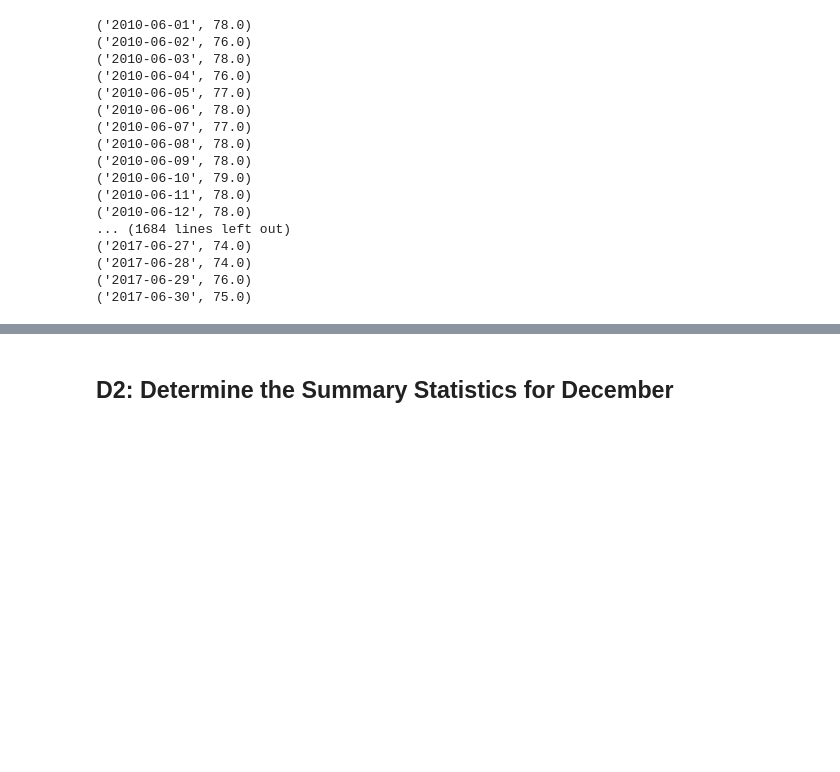
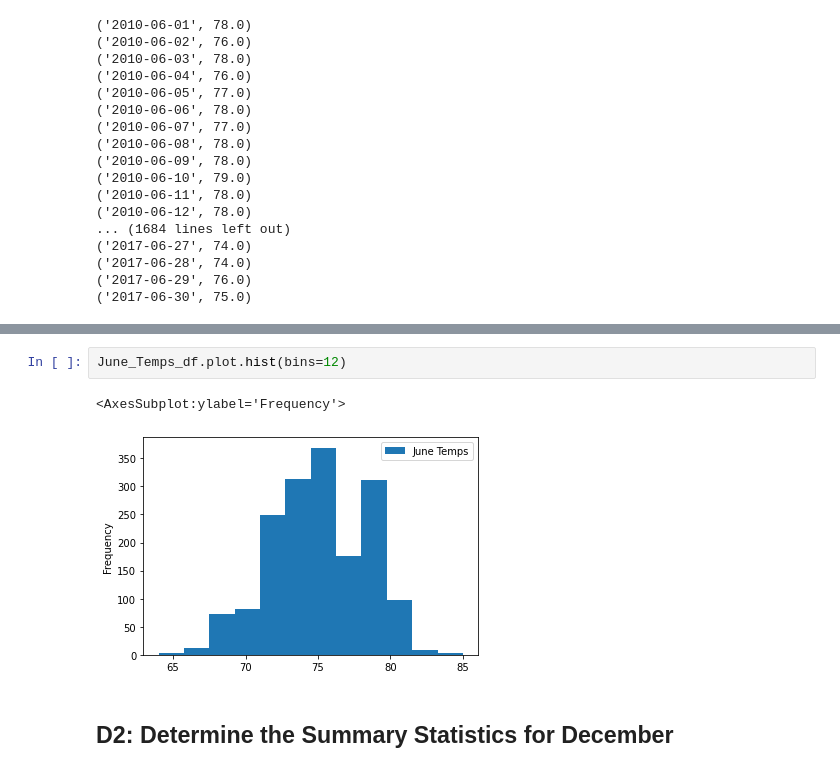
Before and after one commit to DYRuiz/Surfs_Up, a Jupyter notebook: SurfsUp_Challenge.ipynb, the cells around one changed output, grey strips where cells are left out. Drawn from its saved outputs; the diff is of its cells as text; blank space fills up the shorter version.

Commit message:
image upload

```diff
--- a/SurfsUp_Challenge.ipynb
+++ b/SurfsUp_Challenge.ipynb
@@ -70,6 +70,11 @@ June_Temps_df.describe()
 | 50% | 75.000000 |
 | 75% | 77.000000 |
 | max | 85.000000 |
+# %%
+June_Temps_df.plot.hist(bins=12)
+# %% [output]
+<AxesSubplot:ylabel='Frequency'>
+[figure, added]
 # %% [markdown]
 ## D2: Determine the Summary Statistics for December
 # %%
```
Also changed, not shown: parts of 5 cells of this notebook, 2 other files.
